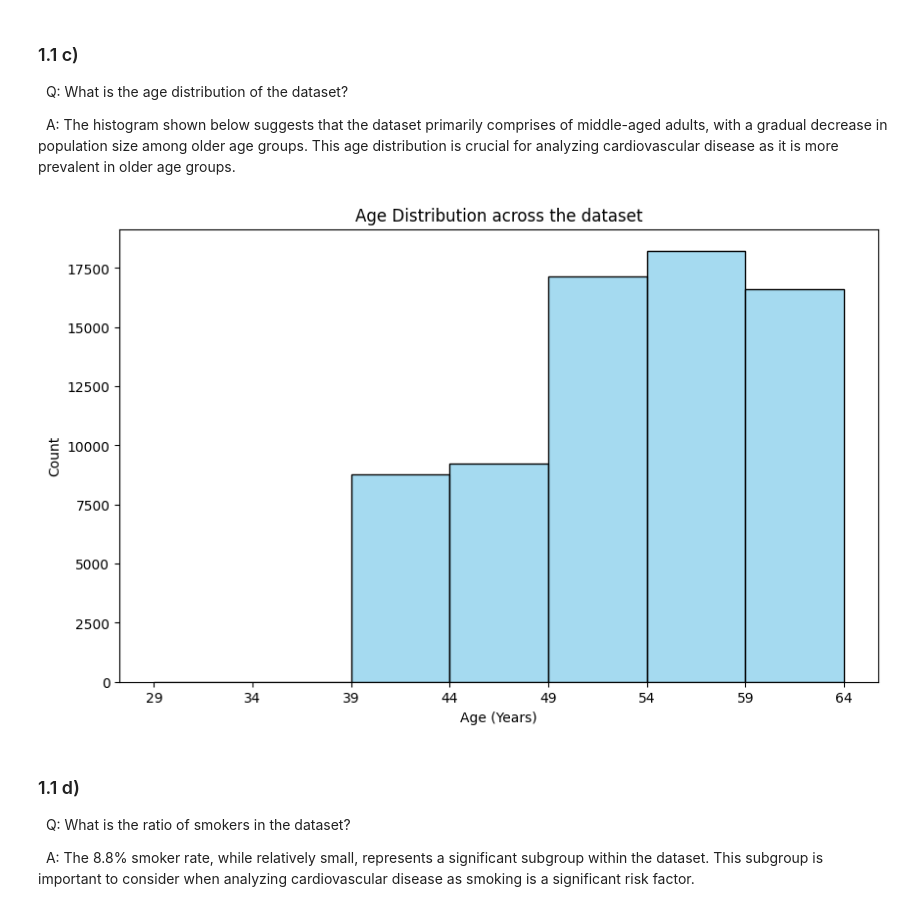
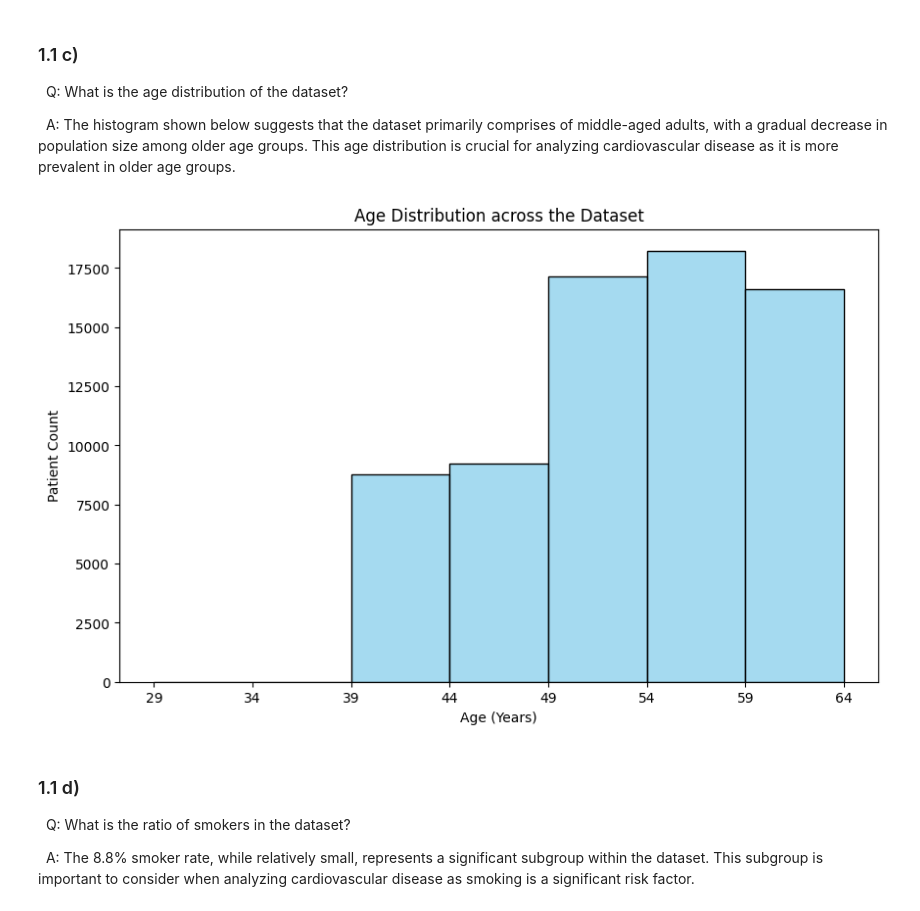
Before and after one commit to Wessnom/ML-AI23-Lab_Alexander_Wessner, a Jupyter notebook: data_analysis.ipynb, the cells around one changed output. Saved outputs shown, nothing was run; the diff lists cells and outputs as text; code cells hidden in the pictures.

```diff
--- a/data_analysis.ipynb
+++ b/data_analysis.ipynb
@@ -108,21 +108,21 @@ plt.show()
 # %%
 
 # defining custom bin edges
 # sets interval to 5 years from min to max age plus an extra 5 years to include max age
 bin_edges = np.arange(start=df['age_years'].min(), stop=df['age_years'].max() + 5, step=5)
 
 
 # Plotting the Histogram for age distribution
 
 plt.figure(figsize=(10, 6))
-sns.histplot(df['age_years'], bins=bin_edges, color='skyblue')
-plt.title('Age Distribution across the dataset')
+sns.histplot(data = df, x='age_years', bins=bin_edges, color='skyblue')
+plt.title('Age Distribution across the Dataset')
 plt.xlabel('Age (Years)')
-plt.ylabel('Count')
+plt.ylabel('Patient Count')
 plt.xticks(bin_edges)
 plt.show()
 # %% [output]
-[figure, old version]
+[figure, new version]
 # %% [markdown]
 ### 1.1 d)
 
```
Also changed, not shown: parts of 22 cells of this notebook.
